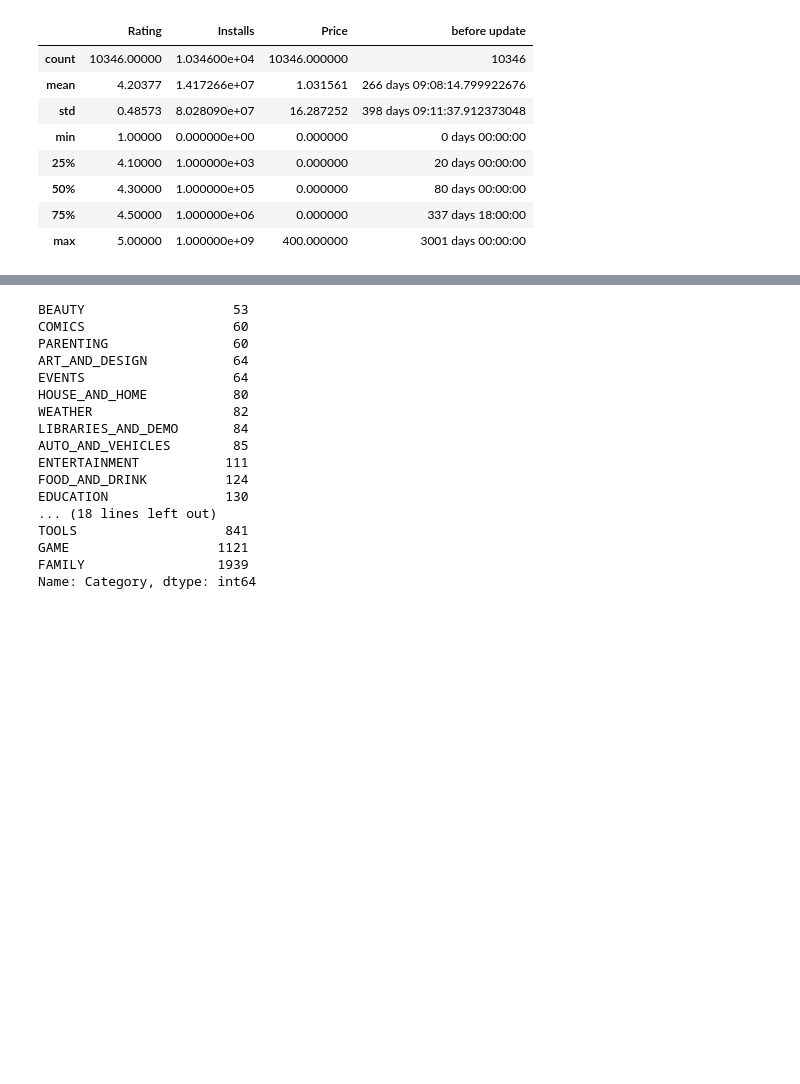
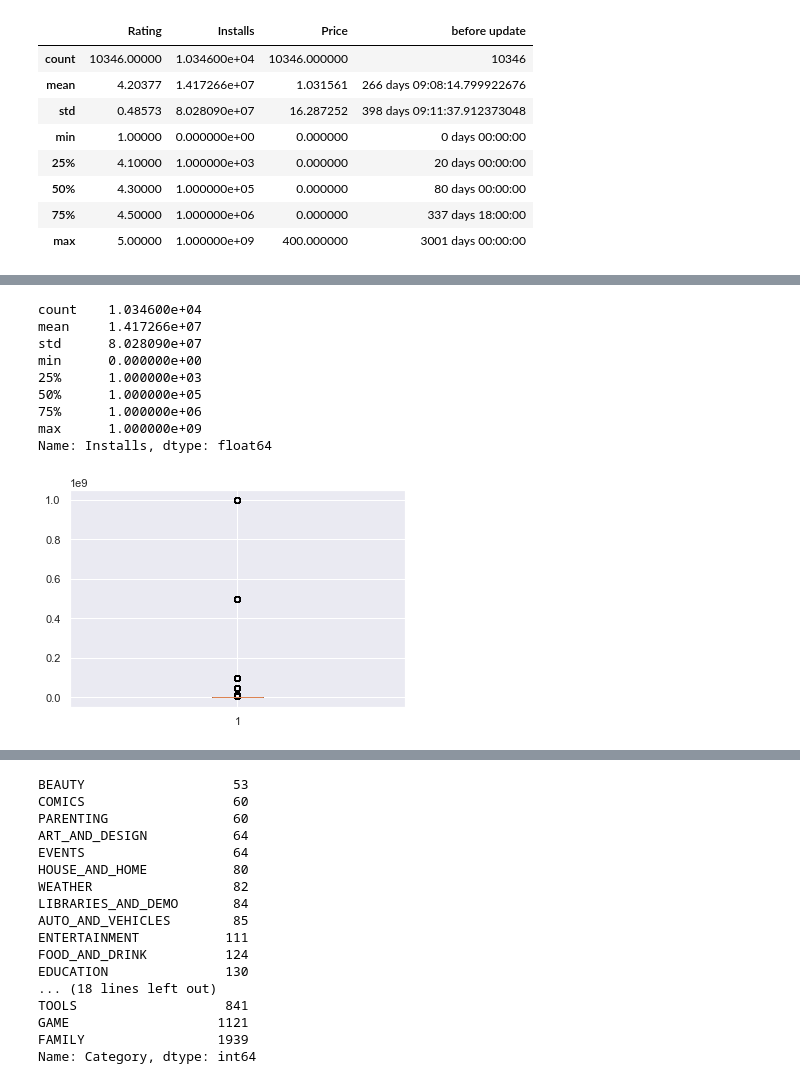
Before and after one commit to nguyengoc16/DataScience, a Jupyter notebook: GGplaystore-checkpoint.ipynb, the cells around one changed output, grey strips where cells are left out. Cells and saved outputs as stored; diff of their text form; code cells hidden in the pictures; blank space fills up the shorter version.

```diff
--- a/GGplaystore-checkpoint.ipynb
+++ b/GGplaystore-checkpoint.ipynb
@@ -186,0 +231,14 @@ google_data.describe()
+# %%
+plt.boxplot(google_data['Installs'])
+google_data['Installs'].describe()
+# %% [output]
+count    1.034600e+04
+mean     1.417266e+07
+std      8.028090e+07
+min      0.000000e+00
+25%      1.000000e+03
+50%      1.000000e+05
+75%      1.000000e+06
+max      1.000000e+09
+Name: Installs, dtype: float64
+[figure, added]
```
Also changed, not shown: parts of 23 cells of this notebook.
